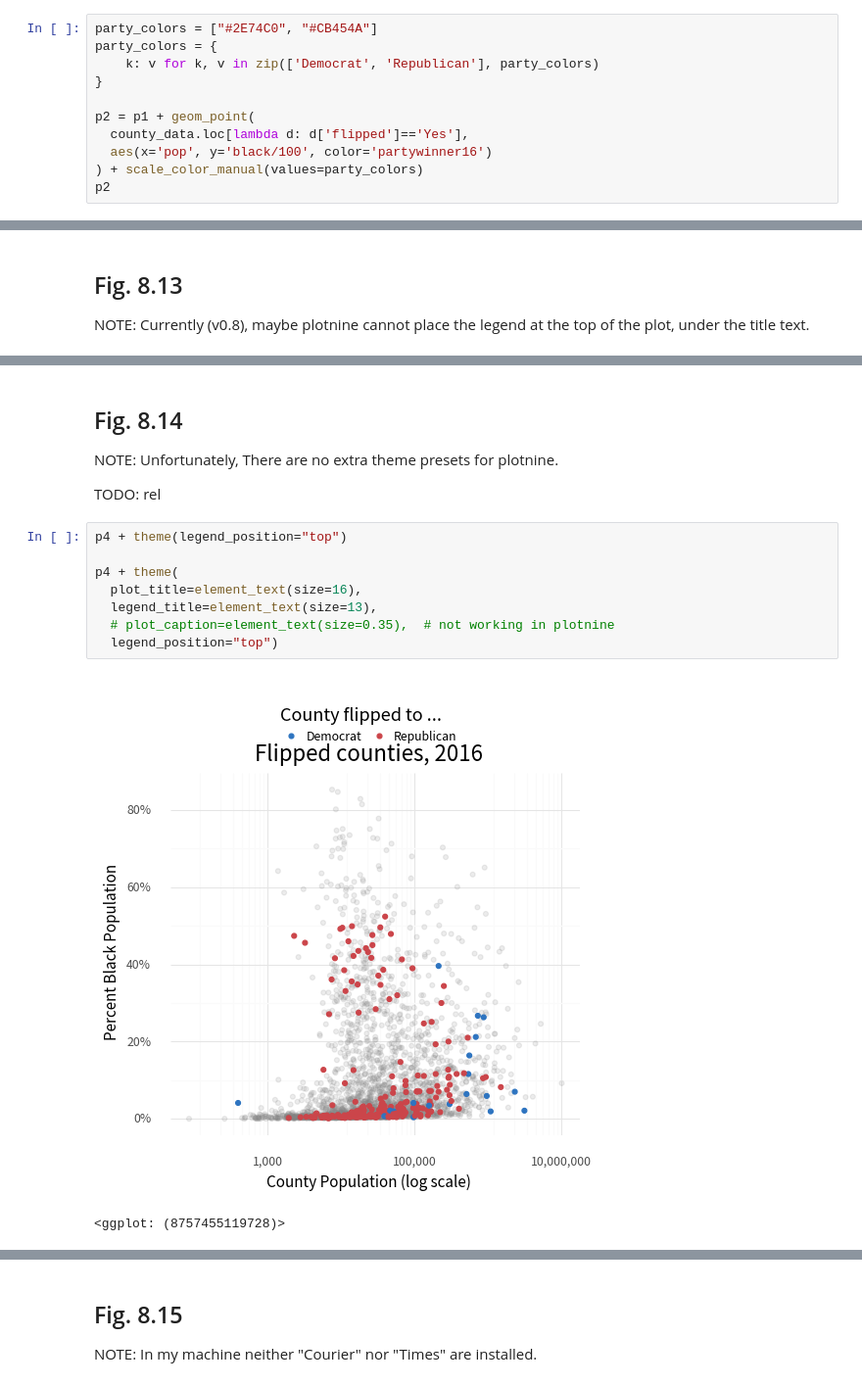
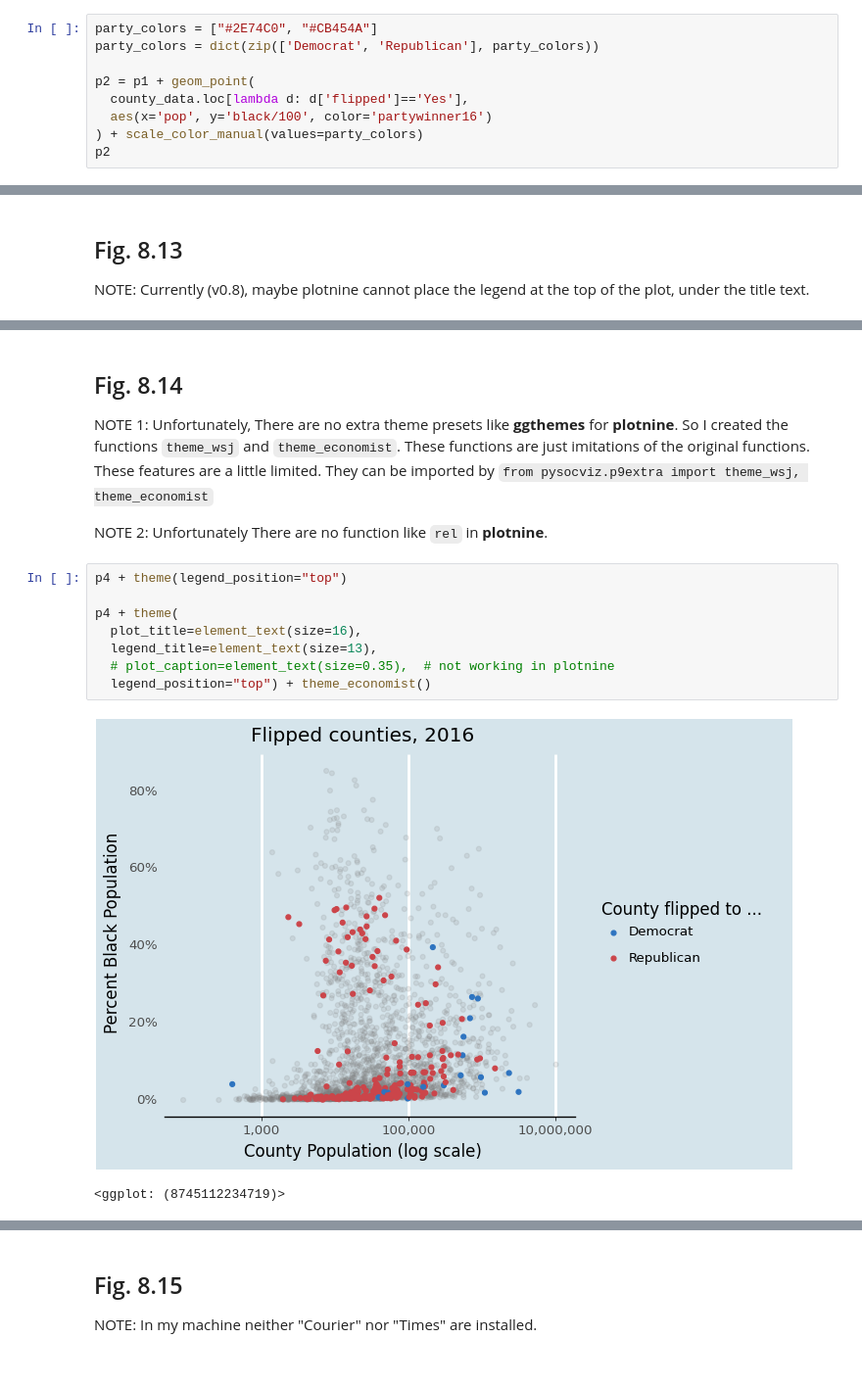
Before and after one commit to Gedevan-Aleksizde/pysocviz, a Jupyter notebook: notebooks/ch.8.ipynb, the cells around one changed output, grey strips where cells are left out. Shown at 98% size. Cells and saved outputs as stored; diff of their text form.

```diff
--- a/notebooks/ch.8.ipynb
+++ b/notebooks/ch.8.ipynb
@@ -179,9 +180,7 @@ p1
 NOTE: Again and again, I point out that such usecase of `scale_color_manual` is not good...
 # %%
 party_colors = ["#2E74C0", "#CB454A"]
-party_colors = {
-    k: v for k, v in zip(['Democrat', 'Republican'], party_colors)
-}
+party_colors = dict(zip(['Democrat', 'Republican'], party_colors))
 
 p2 = p1 + geom_point(
   county_data.loc[lambda d: d['flipped']=='Yes'],
@@ -225,18 +224,17 @@ p4 + theme_minimal() + theme(
-# %% [markdown]
-## Fig. 8.14
-
-
-NOTE: Unfortunately, There are no extra theme presets for plotnine.
-
-TODO: rel
+# %% [markdown]
+## Fig. 8.14
+
+NOTE 1: Unfortunately, There are no extra theme presets like **ggthemes** for **plotnine**. So I created the functions `theme_wsj` and `theme_economist`. These functions are just imitations of the original functions. These features are a little limited. They can be imported by `from pysocviz.p9extra import theme_wsj, theme_economist`
+
+NOTE 2: Unfortunately There are no function like `rel` in **plotnine**.
 # %%
 p4 + theme(legend_position="top")
 
 p4 + theme(
   plot_title=element_text(size=16),
   legend_title=element_text(size=13),
   # plot_caption=element_text(size=0.35),  # not working in plotnine
-  legend_position="top")
+  legend_position="top") + theme_economist()
 # %% [output]
-[figure, old version]
+[figure, new version]
-<ggplot: (8757455119728)>
+<ggplot: (8745112234719)>
```
Also changed, not shown: parts of 25 cells of this notebook, 13 other files.
